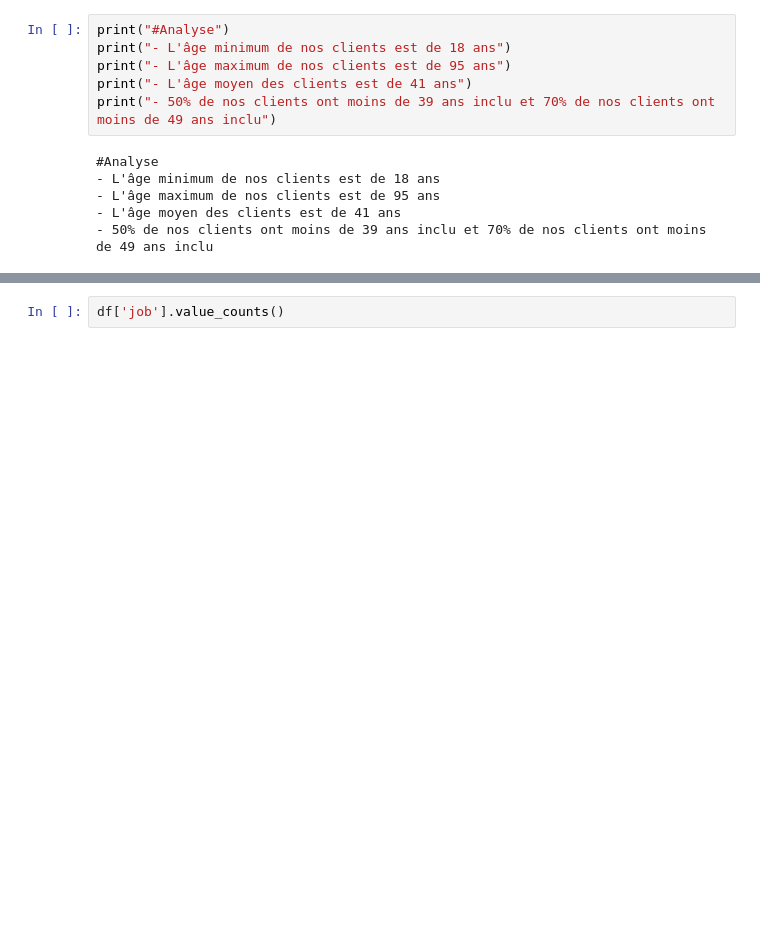
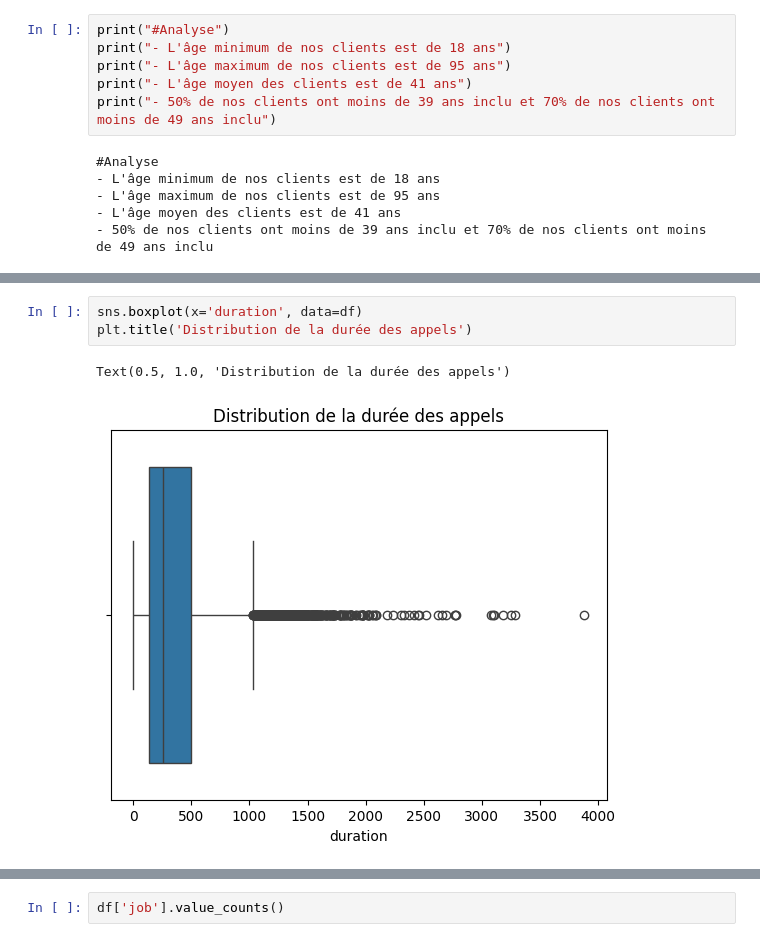
Before and after one commit to lathiam/Projet-EDA, a Jupyter notebook: EDA.ipynb, the cells around one changed output, grey strips where cells are left out. Cells and saved outputs as stored; diff of their text form; blank space fills up the shorter version.

```diff
--- a/EDA.ipynb
+++ b/EDA.ipynb
@@ -165,0 +117,6 @@ st.write("- 50% de nos clients ont moins de 39 ans inclu, et 70% de nos clients
+# %%
+sns.boxplot(x='duration', data=df)
+plt.title('Distribution de la durée des appels')
+# %% [output]
+Text(0.5, 1.0, 'Distribution de la durée des appels')
+[figure, added]
```
Also changed, not shown: parts of 38 cells of this notebook, 2 other files.
